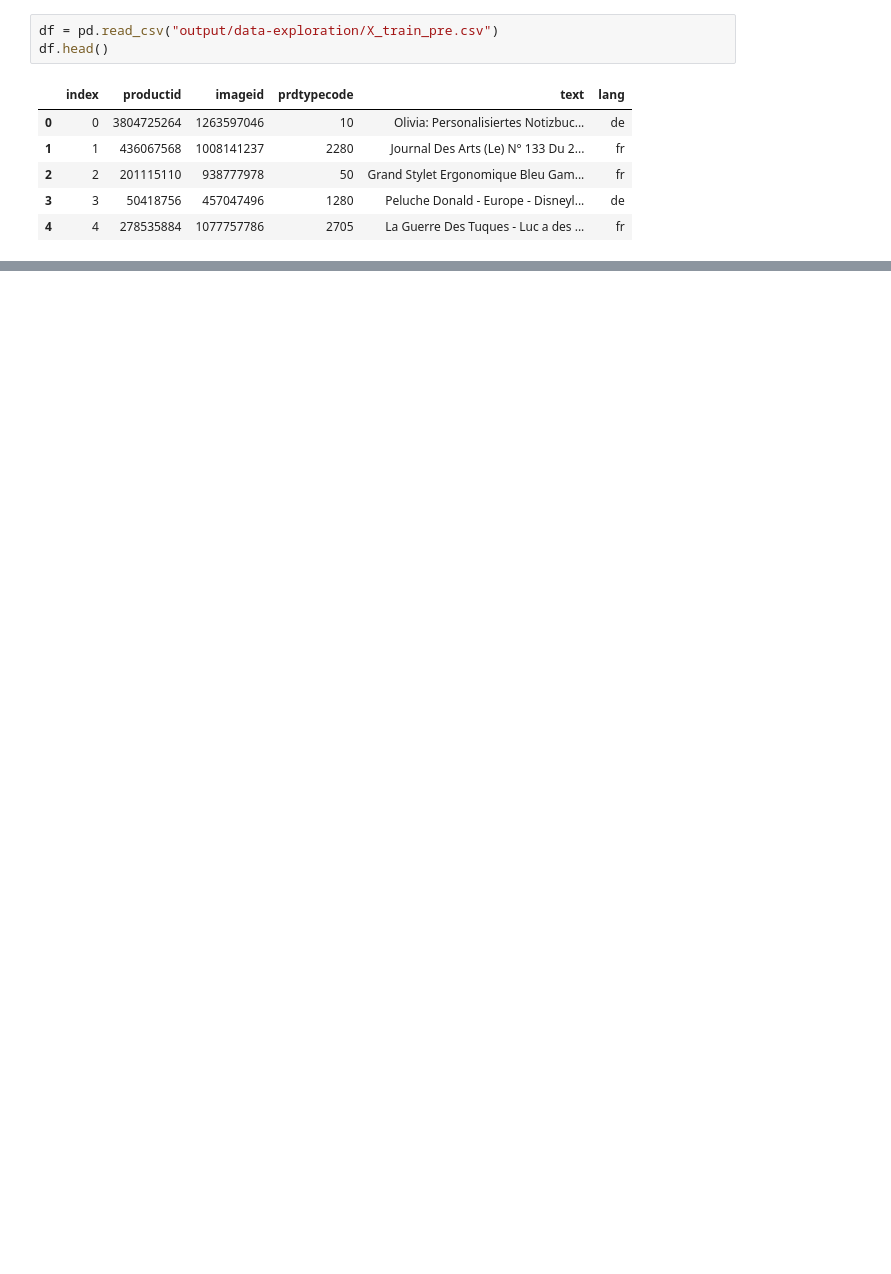
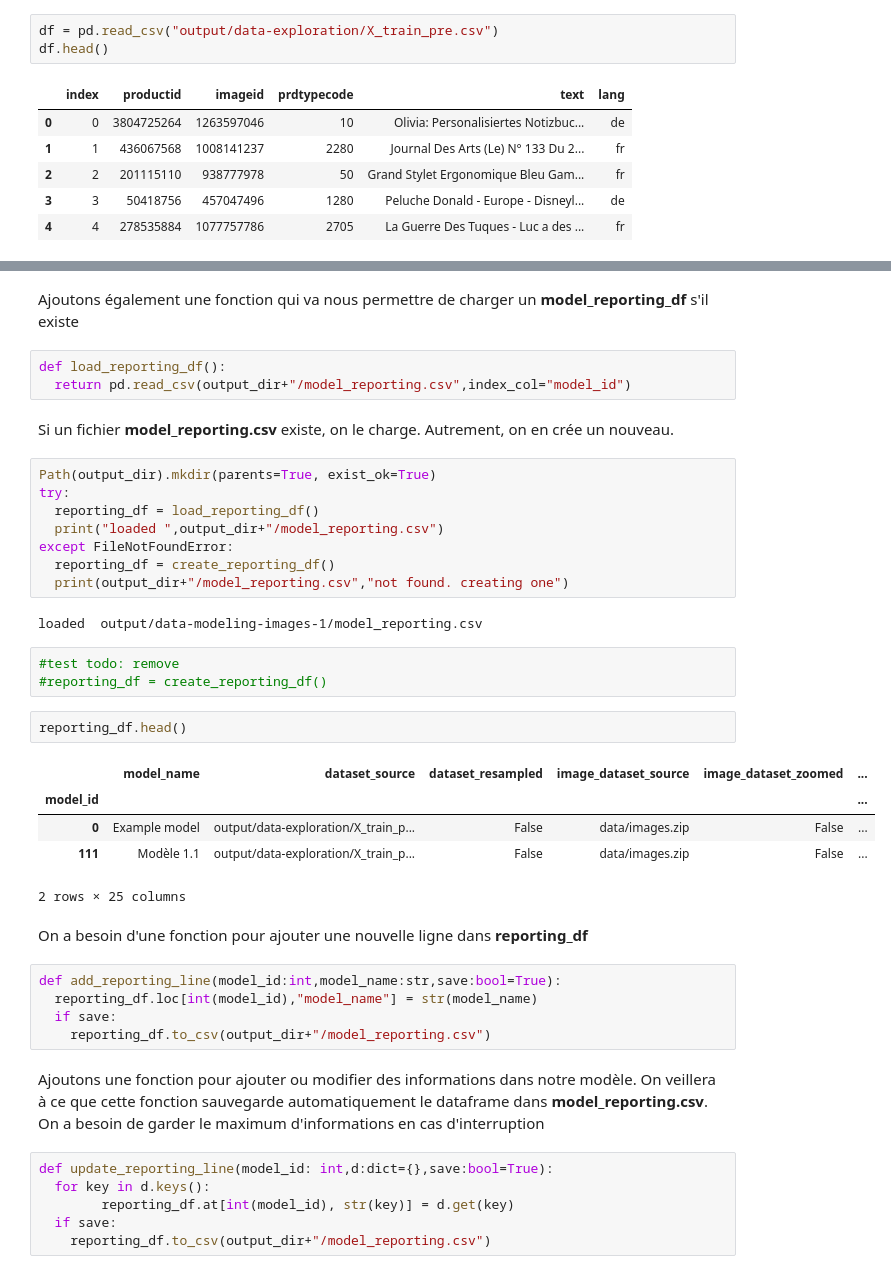
Before and after one commit to DataScientest-Studio/nov23_bds_rakuten, a Jupyter notebook: notebooks/data-modeling-images-1.ipynb, the cells around one changed output, grey strips where cells are left out. Drawn from its saved outputs; the diff is of its cells as text; blank space fills up the shorter version.

```diff
--- a/notebooks/data-modeling-images-1.ipynb
+++ b/notebooks/data-modeling-images-1.ipynb
@@ -345,0 +214,43 @@ Epoch 10/10
+# %% [markdown]
+Ajoutons également une fonction qui va nous permettre de charger un **model_reporting_df** s'il existe
+# %%
+def load_reporting_df():
+  return pd.read_csv(output_dir+"/model_reporting.csv",index_col="model_id")
+# %% [markdown]
+Si un fichier **model_reporting.csv** existe, on le charge. Autrement, on en crée un nouveau.
+# %%
+Path(output_dir).mkdir(parents=True, exist_ok=True)
+try:
+  reporting_df = load_reporting_df()
+  print("loaded ",output_dir+"/model_reporting.csv")
+except FileNotFoundError:
+  reporting_df = create_reporting_df()
+  print(output_dir+"/model_reporting.csv","not found. creating one")
+# %% [output]
+loaded  output/data-modeling-images-1/model_reporting.csv
+# %%
+#test todo: remove
+#reporting_df = create_reporting_df()
+# %%
+reporting_df.head()
+# %% [output]
+|  | model_name | dataset_source | dataset_resampled | image_dataset_source | image_dataset_zoomed | ... |
+| model_id |  |  |  |  |  | ... |
+| 0 | Example model | output/data-exploration/X_train_p... | False | data/images.zip | False | ... |
+| 111 | Modèle 1.1 | output/data-exploration/X_train_p... | False | data/images.zip | False | ... |
+2 rows × 25 columns
+# %% [markdown]
+On a besoin d'une fonction pour ajouter une nouvelle ligne dans **reporting_df**
+# %%
+def add_reporting_line(model_id:int,model_name:str,save:bool=True):
+  reporting_df.loc[int(model_id),"model_name"] = str(model_name)
+  if save:
+    reporting_df.to_csv(output_dir+"/model_reporting.csv")
+# %% [markdown]
+Ajoutons une fonction pour ajouter ou modifier des informations dans notre modèle. On veillera à ce que cette fonction sauvegarde automatiquement le dataframe dans **model_reporting.csv**. On a besoin de garder le maximum d'informations en cas d'interruption
+# %%
+def update_reporting_line(model_id: int,d:dict={},save:bool=True):
+  for key in d.keys():
+        reporting_df.at[int(model_id), str(key)] = d.get(key)
+  if save:
+    reporting_df.to_csv(output_dir+"/model_reporting.csv")
```
Also changed, not shown: parts of 96 cells of this notebook.
